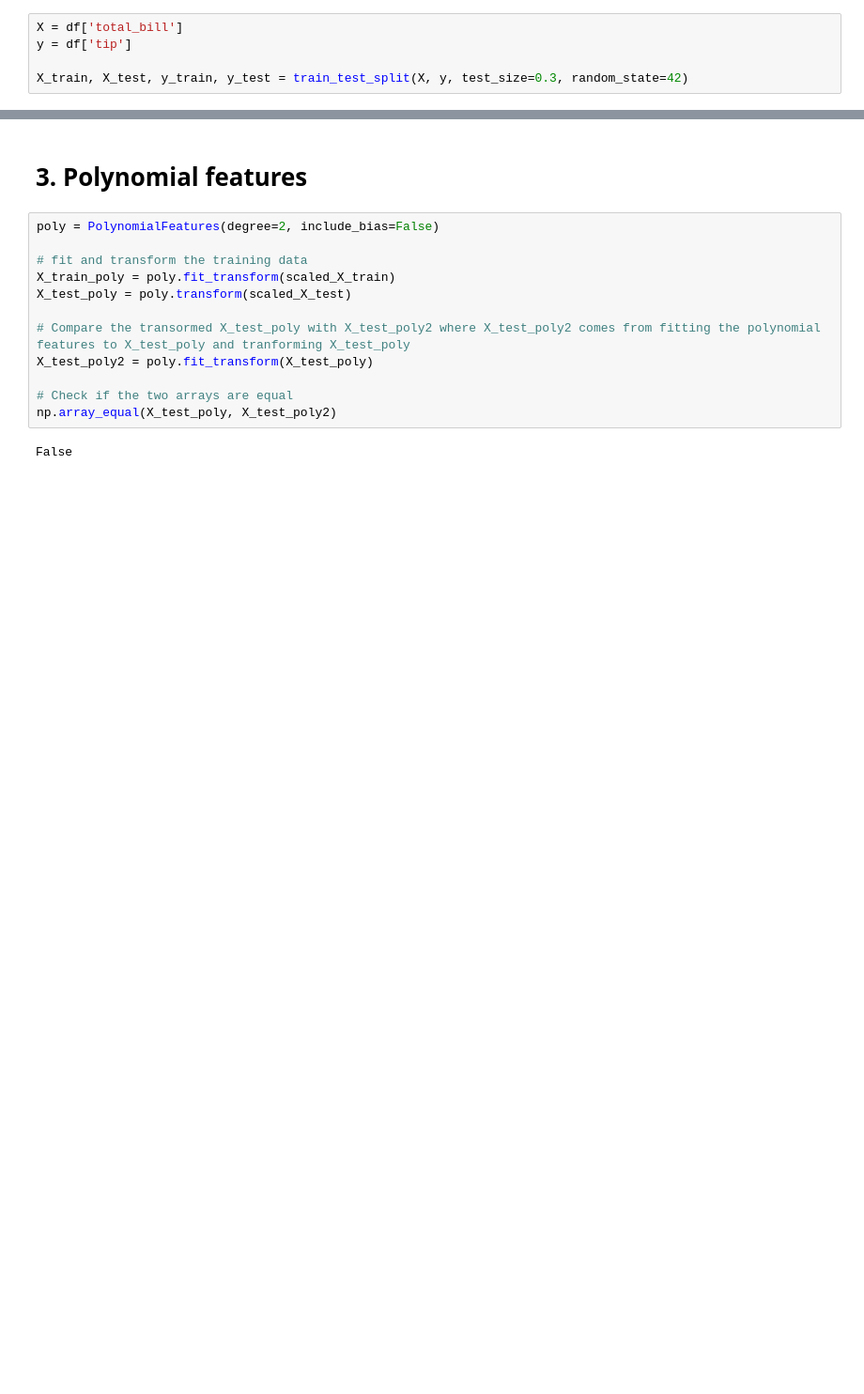
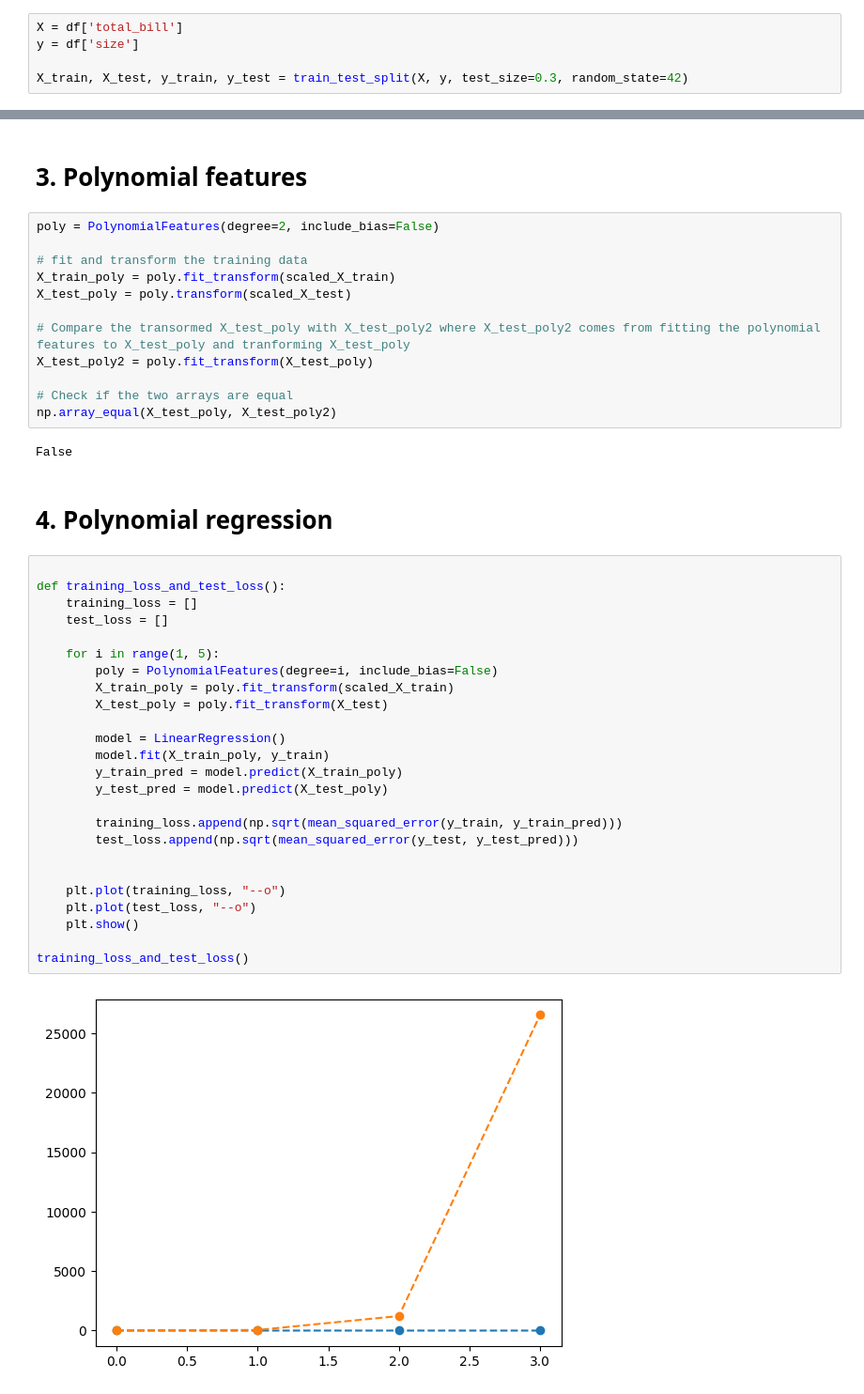
Before and after one commit to Danneftw1/Machine-learning, a Jupyter notebook: Exercises/Exercises-3-overfit_regularization.ipynb, the cells around one changed output, grey strips where cells are left out. Shown at 94% size. Cells and saved outputs as stored; diff of their text form; blank space fills up the shorter version.

Commit message:
fixed X for exercises, 4 now plots correctly

```diff
--- a/Exercises/Exercises-3-overfit_regularization.ipynb
+++ b/Exercises/Exercises-3-overfit_regularization.ipynb
@@ -161,7 +161,7 @@ scatterplot_sex_differences()
 # 1. Train|test split
 # %%
 X = df['total_bill']
-y = df['tip']
+y = df['size']
 
 X_train, X_test, y_train, y_test = train_test_split(X, y, test_size=0.3, random_state=42)
 # %% [markdown]
@@ -212,3 +222,32 @@ X_test_poly2 = poly.fit_transform(X_test_poly)
 np.array_equal(X_test_poly, X_test_poly2)
 # %% [output]
 False
+# %% [markdown]
+# 4. Polynomial regression
+# %%
+
+def training_loss_and_test_loss():
+    training_loss = []
+    test_loss = []
+
+    for i in range(1, 5):
+        poly = PolynomialFeatures(degree=i, include_bias=False)
+        X_train_poly = poly.fit_transform(scaled_X_train)
+        X_test_poly = poly.fit_transform(X_test)
+
+        model = LinearRegression()
+        model.fit(X_train_poly, y_train)
+        y_train_pred = model.predict(X_train_poly)
+        y_test_pred = model.predict(X_test_poly)
+
+        training_loss.append(np.sqrt(mean_squared_error(y_train, y_train_pred)))
+        test_loss.append(np.sqrt(mean_squared_error(y_test, y_test_pred)))
+
+
+    plt.plot(training_loss, "--o")
+    plt.plot(test_loss, "--o")
+    plt.show()
+
+training_loss_and_test_loss()
+# %% [output]
+[figure, added]
```
Also changed, not shown: parts of 2 cells of this notebook.
